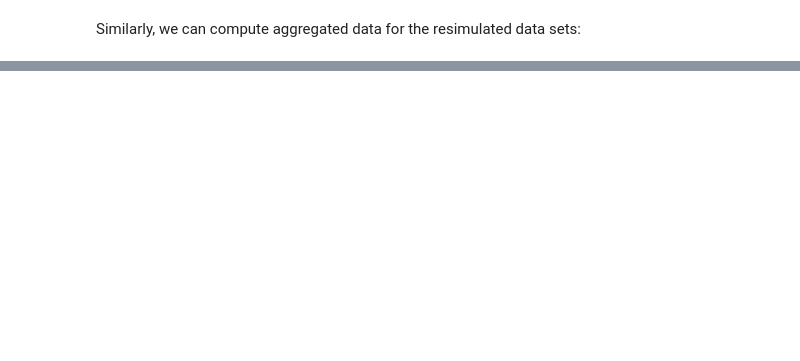
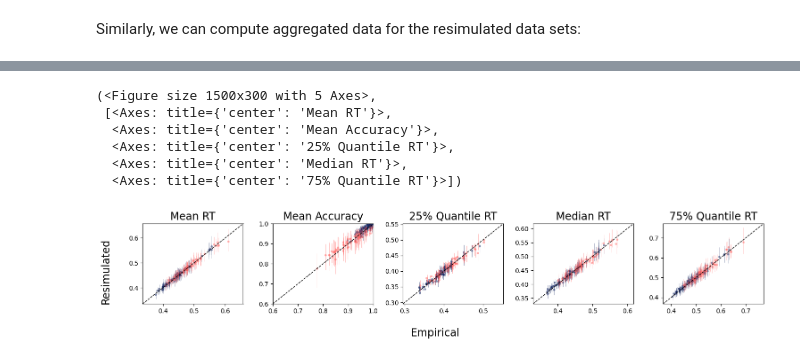
Before and after one commit to simschaefer/amortized-dmc, a Jupyter notebook: notebooks/posterior_predictive_checks.ipynb, the cells around one changed output, grey strips where cells are left out. Cells and saved outputs as stored; diff of their text form; code cells hidden in the pictures; blank space fills up the shorter version.

```diff
--- a/notebooks/posterior_predictive_checks.ipynb
+++ b/notebooks/posterior_predictive_checks.ipynb
@@ -129,0 +125,14 @@ dmc_helpers.plot_fit(caf, cdf, delta, caf_emp, cdf_emp, delta_emp, congruency='c
+# %%
+ppc_data['participant'] = ppc_data['id']
+
+df_plot = dmc_helpers.compute_fit_qs(resimulated_data=ppc_data, empirical_data=data, id_name='participant', grouping_vars={'participant', 'congruency'}, draw_name='num_resim',summarise_draws=True)
+
+dmc_helpers.plot_fit_qs(df_plot, plot_uncertainty=True)
+# %% [output]
+(<Figure size 1500x300 with 5 Axes>,
+ [<Axes: title={'center': 'Mean RT'}>,
+  <Axes: title={'center': 'Mean Accuracy'}>,
+  <Axes: title={'center': '25% Quantile RT'}>,
+  <Axes: title={'center': 'Median RT'}>,
+  <Axes: title={'center': '75% Quantile RT'}>])
+[figure, added]
```
Also changed, not shown: parts of 6 cells of this notebook, 7 other files.
